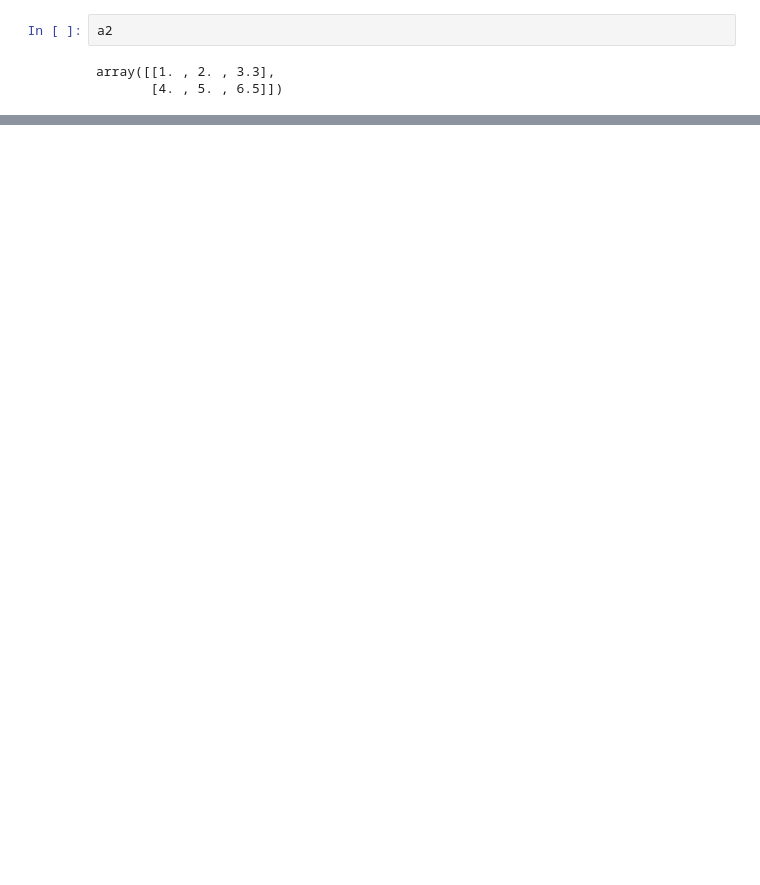
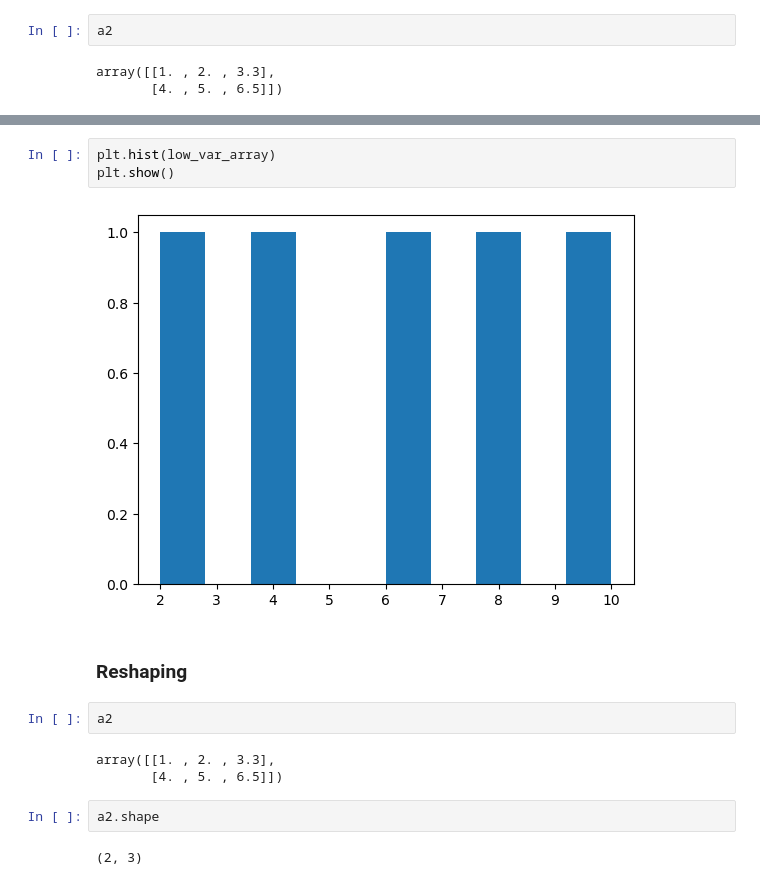
Before and after one commit to emirryilmazz/ML, a Jupyter notebook: Numpy/introduction-to-numpy.ipynb, the cells around one changed output, grey strips where cells are left out. Cells and saved outputs as stored; diff of their text form; blank space fills up the shorter version.

```diff
--- a/Numpy/introduction-to-numpy.ipynb
+++ b/Numpy/introduction-to-numpy.ipynb
@@ -178,0 +765,16 @@ np.var(a2)
+# %%
+plt.hist(low_var_array)
+plt.show()
+# %% [output]
+[figure, added]
+# %% [markdown]
+### Reshaping
+# %%
+a2
+# %% [output]
+array([[1. , 2. , 3.3],
+       [4. , 5. , 6.5]])
+# %%
+a2.shape
+# %% [output]
+(2, 3)
```
Also changed, not shown: parts of 184 cells of this notebook.
